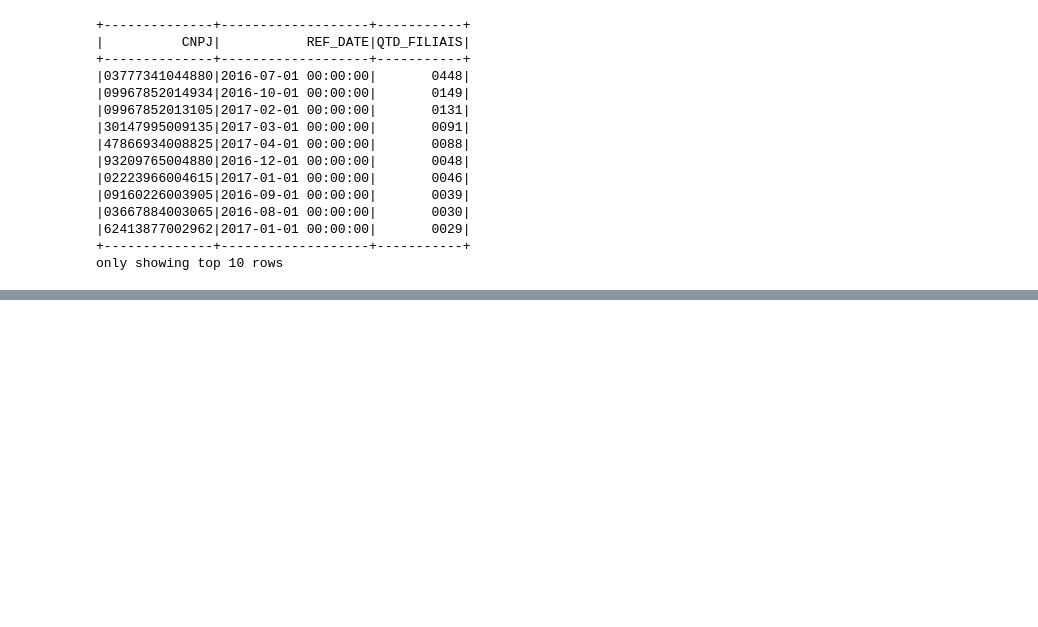
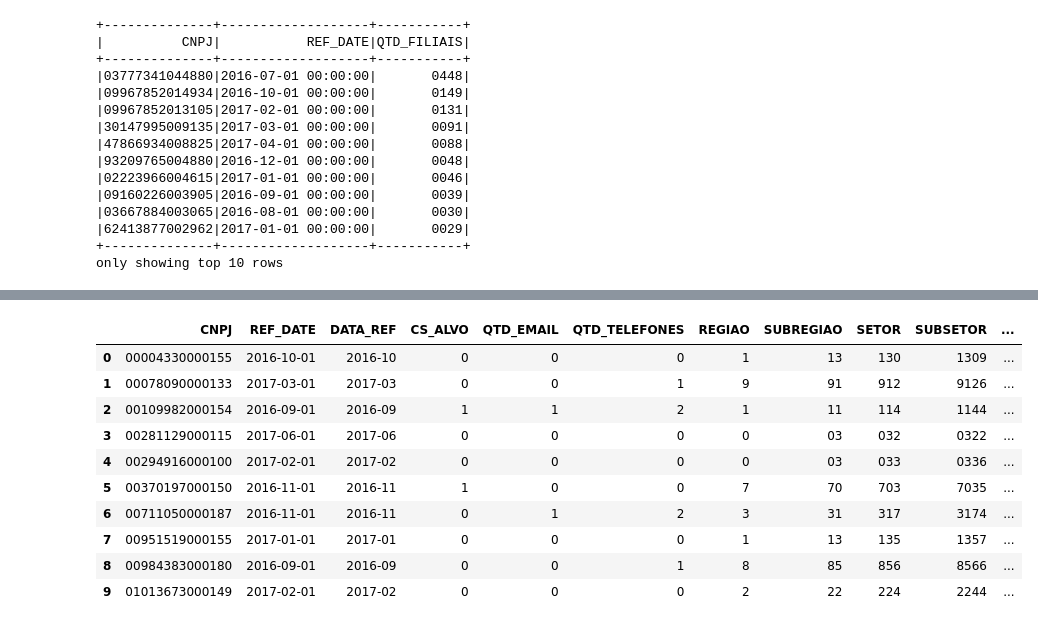
Before and after one commit to claudioalvesmonteiro/machinelearning-CNPJ, a Jupyter notebook: codes/Codigo_alternativo.ipynb, the cells around one changed output, grey strips where cells are left out. Saved outputs shown, nothing was run; the diff lists cells and outputs as text; code cells hidden in the pictures; blank space fills up the shorter version.

```diff
--- a/codes/Codigo_alternativo.ipynb
+++ b/codes/Codigo_alternativo.ipynb
@@ -101,3 +98,9 @@ only showing top 5 rows
+# %%
+df = df.withColumn('CEP',fill_cep('CEP'))
+#df.show(20)
+# %%
+df = df.withColumn('CNPJ',fill_cnpj('CNPJ'))
+#df.show(5)
 # %%
 #------ Convertendo REF_DATE do df_cursor para timestamp
 
@@ -152,7 +126,10 @@ only showing top 5 rows
 # %% [markdown]
 <h1>1) Quantidade de EMAILS</h1>
 # %%
-df_aux = df_base.select('CNPJ','EMAIL','REF_DATE').dropDuplicates().\
+# Considera todas as tuplas (CNPJ, REF_DATE, EMAIL) do df_base. Elimina as duplicadas. Assim, encontra a quantidade de e-mails
+# diferentes.
+
+df_aux = df_base.select('CNPJ','REF_DATE','EMAIL').dropDuplicates().\
             groupBy('CNPJ','REF_DATE').agg(SF.count('EMAIL').alias('QTD_EMAIL')).sort(SF.desc('QTD_EMAIL'))
 df_aux.show(10)
 # %% [output]
@@ -247,11 +226,11 @@ only showing top 20 rows
 df_aux = df_base.select(['CNPJ', 'REF_DATE','CEP']).dropDuplicates()
 # %%
 df_aux = df_aux.withColumn('REGIAO',SF.col('CEP').substr(1, 1)).\
-         withColumn('SUBREGIAO',SF.col('CEP').substr(2, 1)).\
-         withColumn('SETOR',SF.col('CEP').substr(3, 1)).\
-         withColumn('SUBSETOR',SF.col('CEP').substr(4, 1)).\
-         withColumn('DIV_SUBSETOR',SF.col('CEP').substr(5, 1)).\
-         withColumn('LOGRADOURO',SF.col('CEP').substr(6, 3)).\
+         withColumn('SUBREGIAO',SF.col('CEP').substr(1, 2)).\
+         withColumn('SETOR',SF.col('CEP').substr(1, 3)).\
+         withColumn('SUBSETOR',SF.col('CEP').substr(1, 4)).\
+         withColumn('DIV_SUBSETOR',SF.col('CEP').substr(1, 5)).\
+         withColumn('LOGRADOURO',SF.col('CEP').substr(1, 9)).\
          drop('CEP')
 # %%
 df_aux.show()
@@ -366,5 +360,5 @@ df_aux.show(10)
 only showing top 10 rows
 # %%
 df_final = df_final.join(df_aux, ['CNPJ','REF_DATE'], 'left')
-df_final.show()
+df_final.limit(10).toPandas()
 # %% [output]
@@ -387,0 +365,11 @@ only showing top 20 rows
+|  | CNPJ | REF_DATE | DATA_REF | CS_ALVO | QTD_EMAIL | QTD_TELEFONES | REGIAO | SUBREGIAO | SETOR | SUBSETOR | ... |
+| 0 | 00004330000155 | 2016-10-01 | 2016-10 | 0 | 0 | 0 | 1 | 13 | 130 | 1309 | ... |
+| 1 | 00078090000133 | 2017-03-01 | 2017-03 | 0 | 0 | 1 | 9 | 91 | 912 | 9126 | ... |
+| 2 | 00109982000154 | 2016-09-01 | 2016-09 | 1 | 1 | 2 | 1 | 11 | 114 | 1144 | ... |
+| 3 | 00281129000115 | 2017-06-01 | 2017-06 | 0 | 0 | 0 | 0 | 03 | 032 | 0322 | ... |
+| 4 | 00294916000100 | 2017-02-01 | 2017-02 | 0 | 0 | 0 | 0 | 03 | 033 | 0336 | ... |
+| 5 | 00370197000150 | 2016-11-01 | 2016-11 | 1 | 0 | 0 | 7 | 70 | 703 | 7035 | ... |
+| 6 | 00711050000187 | 2016-11-01 | 2016-11 | 0 | 1 | 2 | 3 | 31 | 317 | 3174 | ... |
+| 7 | 00951519000155 | 2017-01-01 | 2017-01 | 0 | 0 | 0 | 1 | 13 | 135 | 1357 | ... |
+| 8 | 00984383000180 | 2016-09-01 | 2016-09 | 0 | 0 | 1 | 8 | 85 | 856 | 8566 | ... |
+| 9 | 01013673000149 | 2017-02-01 | 2017-02 | 0 | 0 | 0 | 2 | 22 | 224 | 2244 | ... |
```
Also changed, not shown: parts of 30 cells of this notebook.
